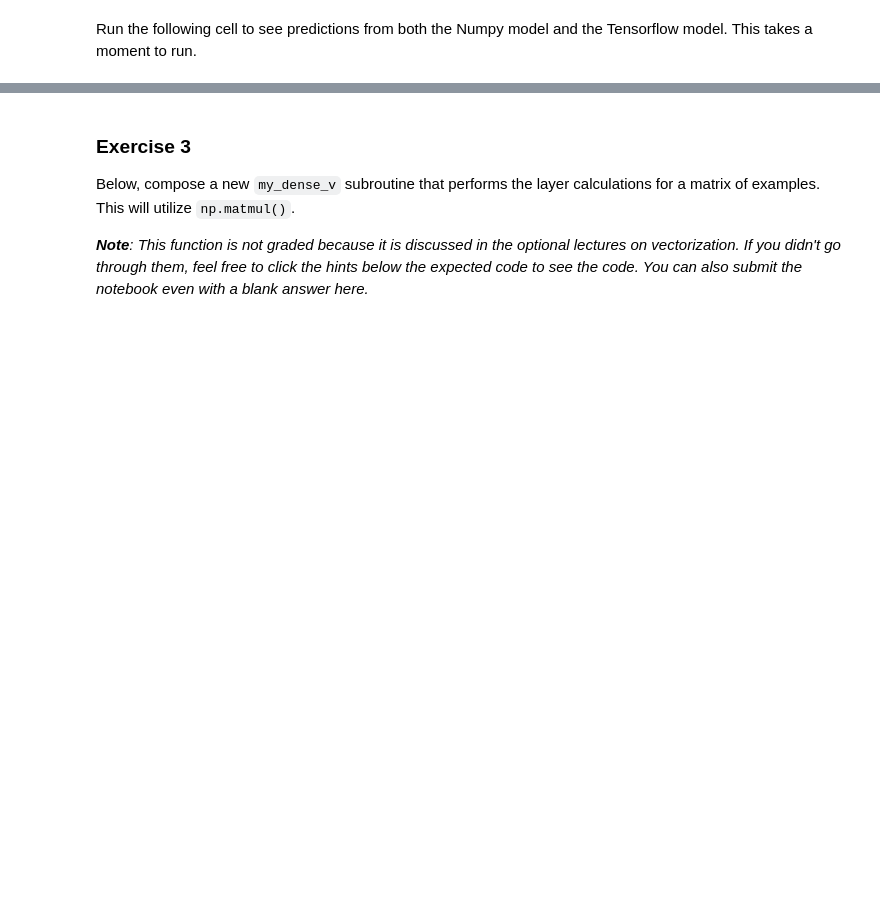
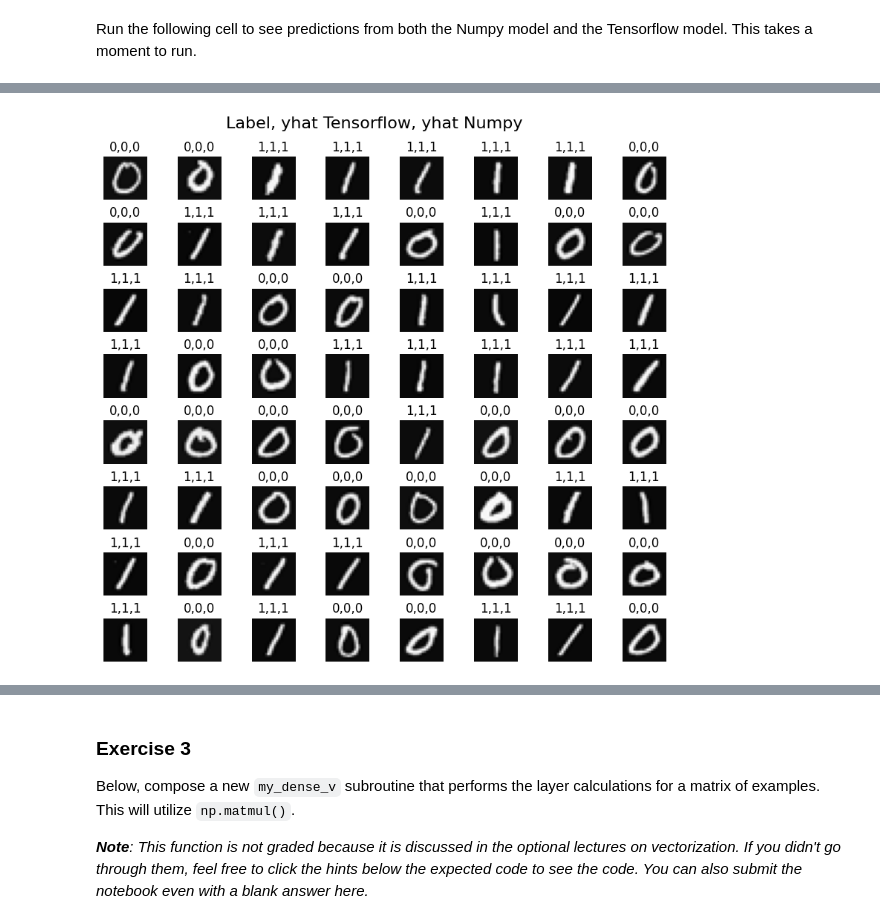
Before and after one commit to ICEY12YX/DEEP_LEARNING, a Jupyter notebook: 05_machine_learning/advanced_learning_algorithms/week01/C2_W1_Assignment.ipynb, the cells around one changed output, grey strips where cells are left out. Cells and saved outputs as stored; diff of their text form; code cells hidden in the pictures; blank space fills up the shorter version.

```diff
--- a/05_machine_learning/advanced_learning_algorithms/week01/C2_W1_Assignment.ipynb
+++ b/05_machine_learning/advanced_learning_algorithms/week01/C2_W1_Assignment.ipynb
@@ -270,7 +344,4 @@ model.compile(
     optimizer=tf.keras.optimizers.Adam(0.001),
 )
 
-model.fit(
-    X,y,
-    epochs=20
-)
+model.fit(X, y, epochs=20)
@@ -340,6 +457,7 @@ Below, build a dense layer subroutine. The example in lecture utilized a for loo
 # %%
 # UNQ_C2
 # GRADED FUNCTION: my_dense
+
 
 def my_dense(a_in, W, b, g):
     """
@@ -354,12 +472,10 @@ def my_dense(a_in, W, b, g):
     """
     units = W.shape[1]
     a_out = np.zeros(units)
-### START CODE HERE ###
-
-
-
-
-### END CODE HERE ###
-    return(a_out)
+    ### START CODE HERE ###
+    z = np.matmul(a_in.reshape((1, -1)), W) + b
+    a_out = g(z).reshape(-1)  # 因为要求输出的a-out是一维数组
+    ### END CODE HERE ###
+    return a_out
 # %%
 # Quick Check
@@ -432,10 +556,10 @@ test_c2(my_dense)
 The following cell builds a three-layer neural network utilizing the `my_dense` subroutine above.
 # %%
 def my_sequential(x, W1, b1, W2, b2, W3, b3):
-    a1 = my_dense(x,  W1, b1, sigmoid)
+    a1 = my_dense(x, W1, b1, sigmoid)
     a2 = my_dense(a1, W2, b2, sigmoid)
     a3 = my_dense(a2, W3, b3, sigmoid)
-    return(a3)
+    return a3
 # %% [markdown]
 We can copy trained weights and biases from Tensorflow.
 # %%
@@ -460,35 +587,39 @@ print( "yhat = ", yhat, " label= ", y[500,0])
 Run the following cell to see predictions from both the Numpy model and the Tensorflow model. This takes a moment to run.
 # %%
 import warnings
-warnings.simplefilter(action='ignore', category=FutureWarning)
+
+warnings.simplefilter(action="ignore", category=FutureWarning)
 # You do not need to modify anything in this cell
 
 m, n = X.shape
 
-fig, axes = plt.subplots(8,8, figsize=(8,8))
-fig.tight_layout(pad=0.1,rect=[0, 0.03, 1, 0.92]) #[left, bottom, right, top]
+fig, axes = plt.subplots(8, 8, figsize=(8, 8))
+fig.tight_layout(pad=0.1, rect=[0, 0.03, 1, 0.92])  # [left, bottom, right, top]
 
-for i,ax in enumerate(axes.flat):
+for i, ax in enumerate(axes.flat):
     # Select random indices
     random_index = np.random.randint(m)
 
     # Select rows corresponding to the random indices and
     # reshape the image
-    X_random_reshaped = X[random_index].reshape((20,20)).T
+    X_random_reshaped = X[random_index].reshape((20, 20)).T
 
     # Display the image
-    ax.imshow(X_random_reshaped, cmap='gray')
+    ax.imshow(X_random_reshaped, cmap="gray")
 
     # Predict using the Neural Network implemented in Numpy
-    my_prediction = my_sequential(X[random_index], W1_tmp, b1_tmp, W2_tmp, b2_tmp, W3_tmp, b3_tmp )
+    my_prediction = my_sequential(
+        X[random_index], W1_tmp, b1_tmp, W2_tmp, b2_tmp, W3_tmp, b3_tmp
+    )
     my_yhat = int(my_prediction >= 0.5)
 
     # Predict using the Neural Network implemented in Tensorflow
-    tf_prediction = model.predict(X[random_index].reshape(1,400))
+    tf_prediction = model.predict(X[random_index].reshape(1, 400))
     tf_yhat = int(tf_prediction >= 0.5)
 
     # Display the label above the image
-    ax.set_title(f"{y[random_index,0]},{tf_yhat},{my_yhat}")
+    ax.set_title(f"{y[random_index, 0]},{tf_yhat},{my_yhat}")
     ax.set_axis_off()
 fig.suptitle("Label, yhat Tensorflow, yhat Numpy", fontsize=16)
 plt.show()
+# %% [output]
@@ -495,3 +645,4 @@ plt.show()
+[figure, added]
 # %% [markdown]
 <a name="2.6"></a>
 ### 2.6 Vectorized NumPy Model Implementation (Optional)
```
Also changed, not shown: parts of 33 cells of this notebook, 29 other files.
